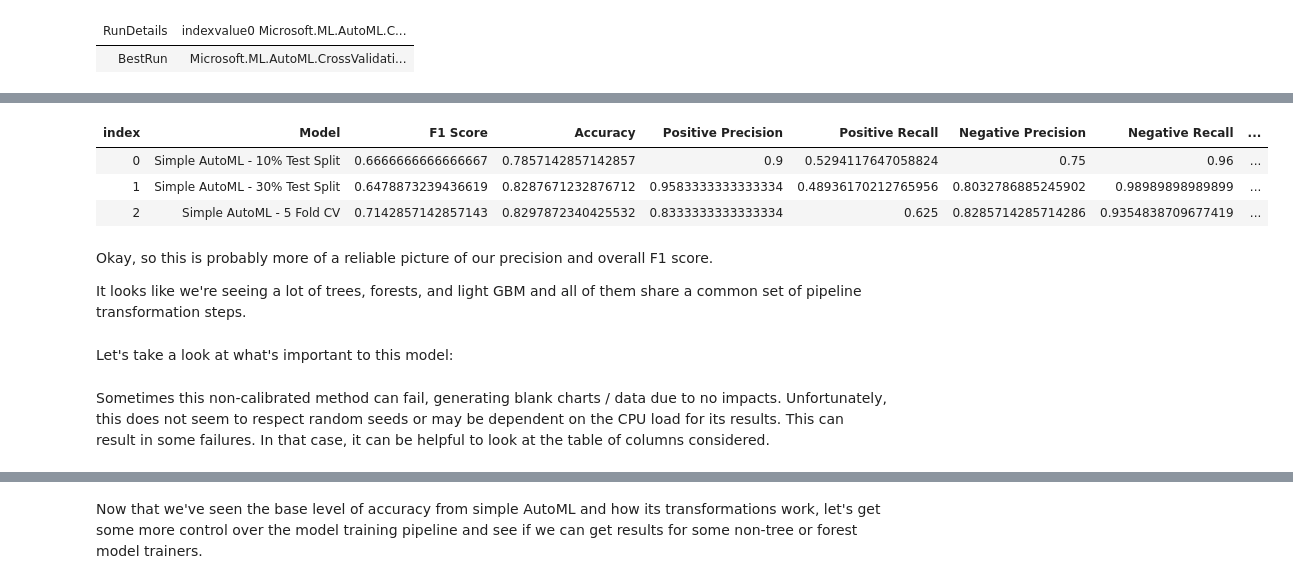
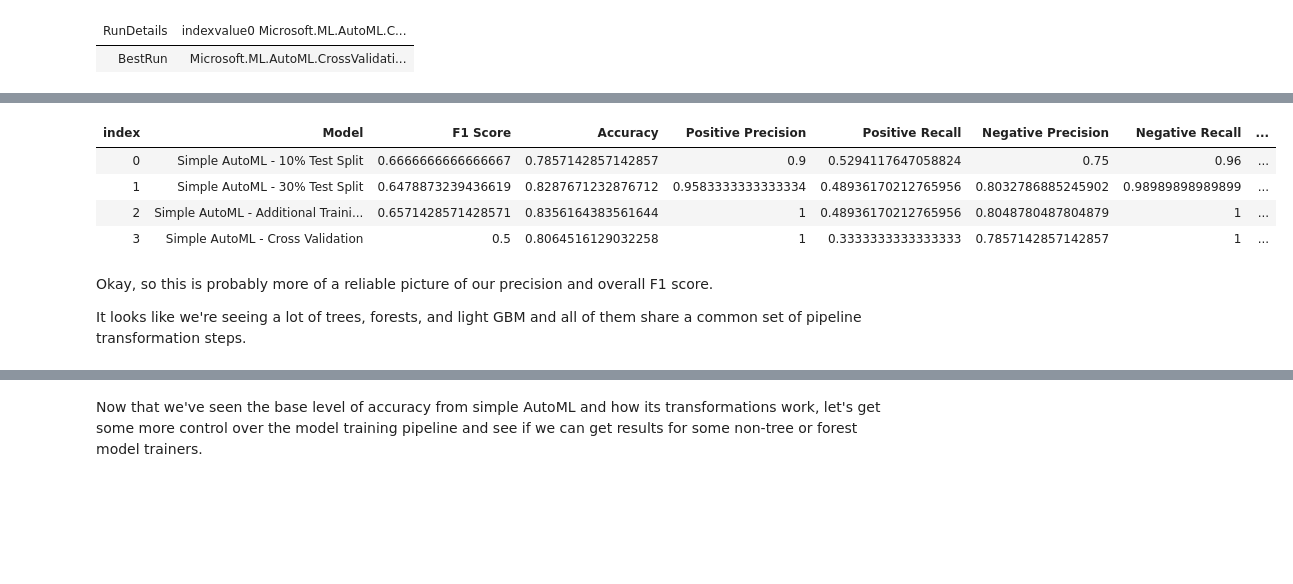
Before and after one commit to IntegerMan/GitStractorCommitClassification, a Jupyter notebook: ModelTrainingDotNet.ipynb, the cells around one changed output, grey strips where cells are left out. Drawn from its saved outputs; the diff is of its cells as text; code cells hidden in the pictures; blank space fills up the shorter version.

Commit message:
Model selection underway

```diff
--- a/ModelTrainingDotNet.ipynb
+++ b/ModelTrainingDotNet.ipynb
@@ -351,17 +382,14 @@ MLCharts.ClassificationReport(results.BestRun.Results.First().ValidationMetrics)
 # %% [output]
 [interactive output not drawn]
 # %%
-modelTracker.Register("Simple AutoML - 5 Fold CV", results.BestRun).ToDataFrame()
+modelTracker.Register("Simple AutoML - Cross Validation", results.BestRun.Results.First().ValidationMetrics).ToDataFrame()
 # %% [output]
 | index | Model | F1 Score | Accuracy | Positive Precision | Positive Recall | Negative Precision | Negative Recall | ... |
 | 0 | Simple AutoML - 10% Test Split | 0.6666666666666667 | 0.7857142857142857 | 0.9 | 0.5294117647058824 | 0.75 | 0.96 | ... |
 | 1 | Simple AutoML - 30% Test Split | 0.6478873239436619 | 0.8287671232876712 | 0.9583333333333334 | 0.48936170212765956 | 0.8032786885245902 | 0.98989898989899 | ... |
-| 2 | Simple AutoML - 5 Fold CV | 0.7142857142857143 | 0.8297872340425532 | 0.8333333333333334 | 0.625 | 0.8285714285714286 | 0.9354838709677419 | ... |
+| 2 | Simple AutoML - Additional Traini... | 0.6571428571428571 | 0.8356164383561644 | 1 | 0.48936170212765956 | 0.8048780487804879 | 1 | ... |
+| 3 | Simple AutoML - Cross Validation | 0.5 | 0.8064516129032258 | 1 | 0.3333333333333333 | 0.7857142857142857 | 1 | ... |
 # %% [markdown]
 Okay, so this is probably more of a reliable picture of our precision and overall F1 score.
 
 It looks like we're seeing a lot of trees, forests, and light GBM and all of them share a common set of pipeline transformation steps.
-# %% [markdown]
-Let's take a look at what's important to this model:
-# %% [markdown]
-Sometimes this non-calibrated method can fail, generating blank charts / data due to no impacts. Unfortunately, this does not seem to respect random seeds or may be dependent on the CPU load for its results. This can result in some failures. In that case, it can be helpful to look at the table of columns considered.
```
Also changed, not shown: parts of 110 cells of this notebook, 2 other files.
